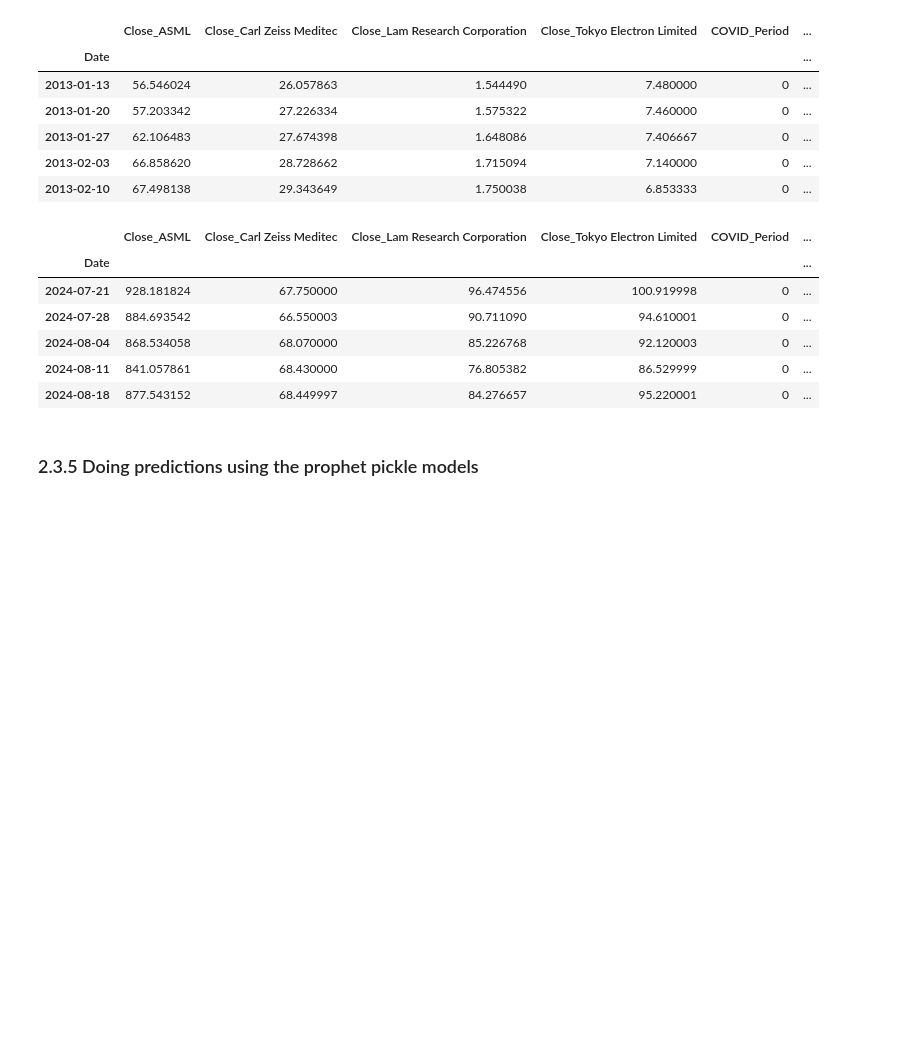
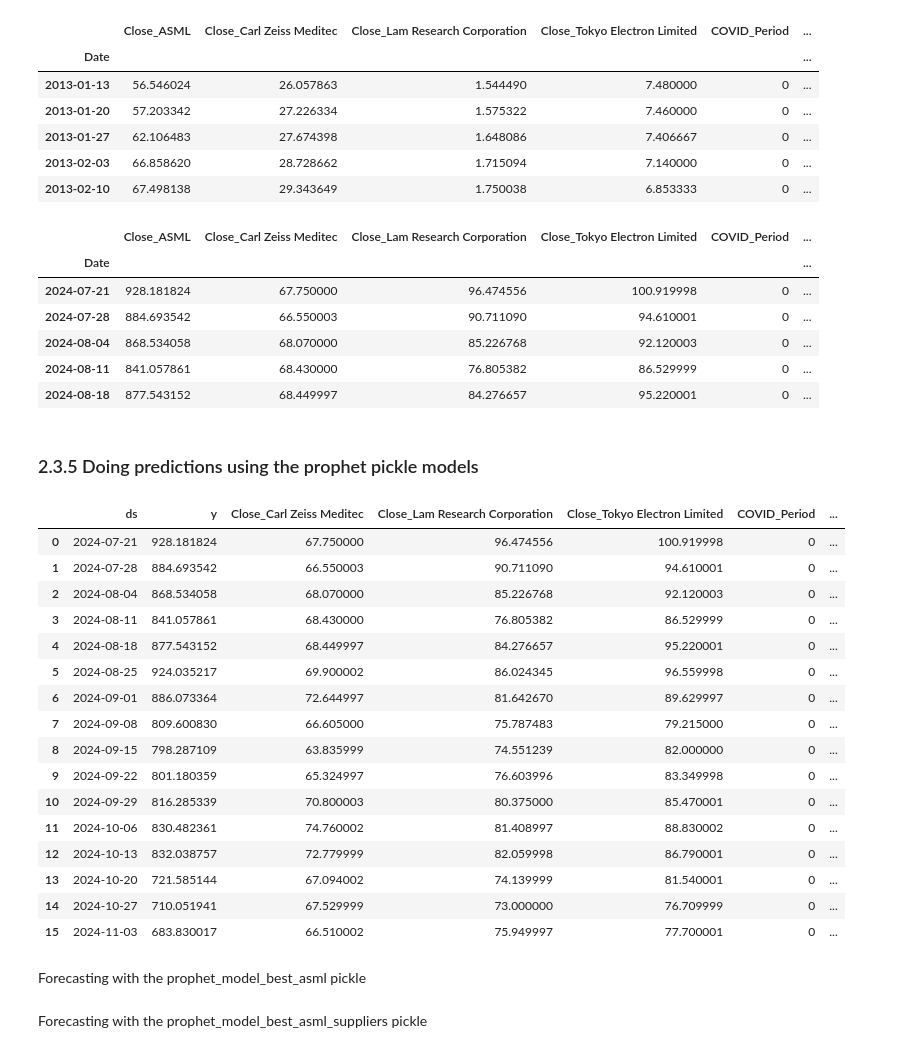
Before and after one commit to mbarriola96/stock_prices_forecasting, a Jupyter notebook: 06_model_comparison.ipynb, the cells around one changed output. Drawn from its saved outputs; the diff is of its cells as text; code cells hidden in the pictures; blank space fills up the shorter version.

Commit message:
finished doing the predictions on the test_data with both models stored in their pickles. Now trying to do the graph to compare the results with both

```diff
--- a/06_model_comparison.ipynb
+++ b/06_model_comparison.ipynb
@@ -96,7 +103,29 @@ test_data.head()
 # %%
 # Prepare the test data for prediction
 # Prophet requires a 'ds' column with dates and 'y' column with values to predict
-test_data = weekly_data_combination[-test_weeks:].reset_index()  # Reset index to ensure 'ds' is a column
+test_data = test_data[-test_weeks:].reset_index(names="ds")  # Reset index to ensure 'ds' is a column
 test_data = test_data.rename(columns={'Date': 'ds', 'Close_ASML': 'y'})  # Rename
+# %%
+test_data
+# %% [output]
+|  | ds | y | Close_Carl Zeiss Meditec | Close_Lam Research Corporation | Close_Tokyo Electron Limited | COVID_Period | ... |
+| 0 | 2024-07-21 | 928.181824 | 67.750000 | 96.474556 | 100.919998 | 0 | ... |
+| 1 | 2024-07-28 | 884.693542 | 66.550003 | 90.711090 | 94.610001 | 0 | ... |
+| 2 | 2024-08-04 | 868.534058 | 68.070000 | 85.226768 | 92.120003 | 0 | ... |
+| 3 | 2024-08-11 | 841.057861 | 68.430000 | 76.805382 | 86.529999 | 0 | ... |
+| 4 | 2024-08-18 | 877.543152 | 68.449997 | 84.276657 | 95.220001 | 0 | ... |
+| 5 | 2024-08-25 | 924.035217 | 69.900002 | 86.024345 | 96.559998 | 0 | ... |
+| 6 | 2024-09-01 | 886.073364 | 72.644997 | 81.642670 | 89.629997 | 0 | ... |
+| 7 | 2024-09-08 | 809.600830 | 66.605000 | 75.787483 | 79.215000 | 0 | ... |
+| 8 | 2024-09-15 | 798.287109 | 63.835999 | 74.551239 | 82.000000 | 0 | ... |
+| 9 | 2024-09-22 | 801.180359 | 65.324997 | 76.603996 | 83.349998 | 0 | ... |
+| 10 | 2024-09-29 | 816.285339 | 70.800003 | 80.375000 | 85.470001 | 0 | ... |
+| 11 | 2024-10-06 | 830.482361 | 74.760002 | 81.408997 | 88.830002 | 0 | ... |
+| 12 | 2024-10-13 | 832.038757 | 72.779999 | 82.059998 | 86.790001 | 0 | ... |
+| 13 | 2024-10-20 | 721.585144 | 67.094002 | 74.139999 | 81.540001 | 0 | ... |
+| 14 | 2024-10-27 | 710.051941 | 67.529999 | 73.000000 | 76.709999 | 0 | ... |
+| 15 | 2024-11-03 | 683.830017 | 66.510002 | 75.949997 | 77.700001 | 0 | ... |
+# %% [markdown]
+Forecasting with the prophet_model_best_asml pickle
 # %%
 # Generate predictions
@@ -103,0 +136,2 @@ forecast = prophet_model_best_asml.predict(test_data)
+# %% [markdown]
+Forecasting with the prophet_model_best_asml_suppliers pickle
```
Also changed, not shown: parts of 8 cells of this notebook, 1 other file.
